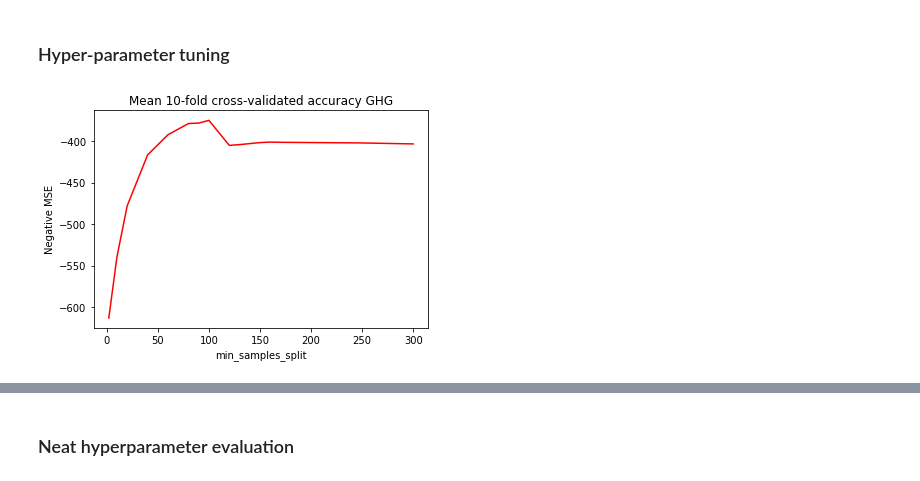
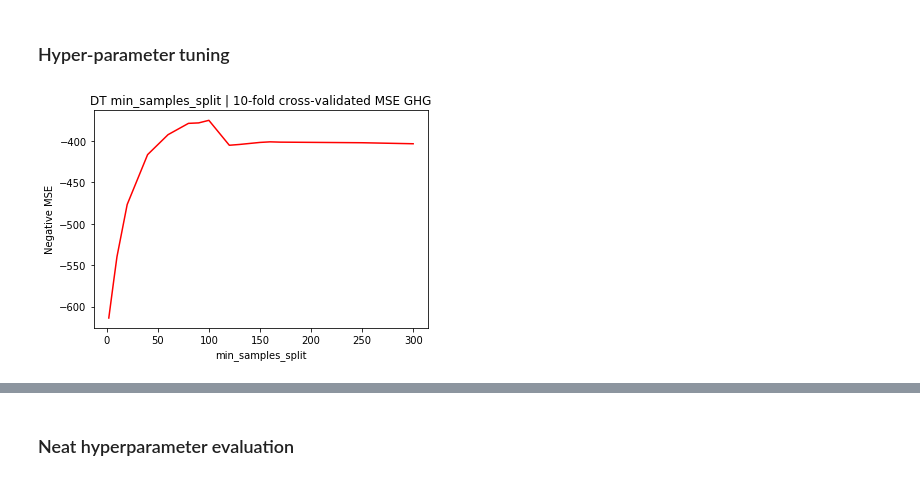
Before and after one commit to freecraver/ML-fun, a Jupyter notebook: greenhouse/greenhouse.ipynb, the cells around one changed output, grey strips where cells are left out. Cells and saved outputs as stored; diff of their text form; code cells hidden in the pictures.

```diff
--- a/greenhouse/greenhouse.ipynb
+++ b/greenhouse/greenhouse.ipynb
@@ -86,10 +182,10 @@ names = ["Linear","Elastic Net", "PLS",
         "Decision Tree"]
 
 classifiers = [
-    linear_model.LinearRegression(normalize=False),
-    linear_model.ElasticNet(),
-    PLSRegression(),
-    tree.DecisionTreeRegressor(min_samples_split=20)
+    linear_model.LinearRegression(),
+    linear_model.ElasticNet(alpha=0.1),
+    PLSRegression(n_components=6),
+    tree.DecisionTreeRegressor(min_samples_split=100)
 ]
 cl_scores = {}
 scoring = {'mse': 'neg_mean_squared_error',
@@ -318,9 +434,9 @@ names = ["Linear", "Ridge",
 classifiers = [
     linear_model.LinearRegression(),
     linear_model.Ridge(),
-    linear_model.ElasticNet(),
+    linear_model.ElasticNet(alpha=0.1),
     PLSRegression(),
-    tree.DecisionTreeRegressor(min_samples_split=20),
+    tree.DecisionTreeRegressor(min_samples_split=100),
     #RandomForestRegressor(n_estimators=100),
     AdaBoostRegressor()
 ]
@@ -583,21 +714,21 @@ scores['test_score']
 # %% [markdown]
 ### Hyper-parameter tuning
 # %%
-#min_samples_splits = [2,7,10,20,40,60,80,90,100,120,130,150,160,170,250,300]
-#scoring = {'mse': 'neg_mean_squared_error'}
-#results = []
-#X = df_data.loc[:, df_data.columns != 'synth']
-#y = df_data['synth']
-#for min_samples_split in min_samples_splits:
-#    clf = tree.DecisionTreeRegressor(min_samples_split=min_samples_split)
-#    scores = cross_validate(clf, X, y, cv=10, scoring=scoring, return_train_score=True)
-#    results.append(scores['test_mse'].mean())
+min_samples_splits = [2,7,10,20,40,60,80,90,100,120,130,150,160,170,250,300]
+scoring = {'mse': 'neg_mean_squared_error'}
+results = []
+X = df_data.loc[:, df_data.columns != 'synth']
+y = df_data['synth']
+for min_samples_split in min_samples_splits:
+    clf = tree.DecisionTreeRegressor(min_samples_split=min_samples_split)
+    scores = cross_validate(clf, X, y, cv=10, scoring=scoring, return_train_score=True)
+    results.append(scores['test_mse'].mean())
 
 plt.plot(min_samples_splits, results, "r", label="Test Accuracy")
 plt.ylabel("Negative MSE")
 plt.xlabel("min_samples_split")
-plt.title("Mean 10-fold cross-validated accuracy GHG")
+plt.title("DT min_samples_split | 10-fold cross-validated MSE GHG")
 plt.savefig('samplesplit_ghg.pdf')
 plt.show()
 # %% [output]
-[figure, old version]
+[figure, new version]
```
Also changed, not shown: parts of 18 cells of this notebook, 17 other files.
